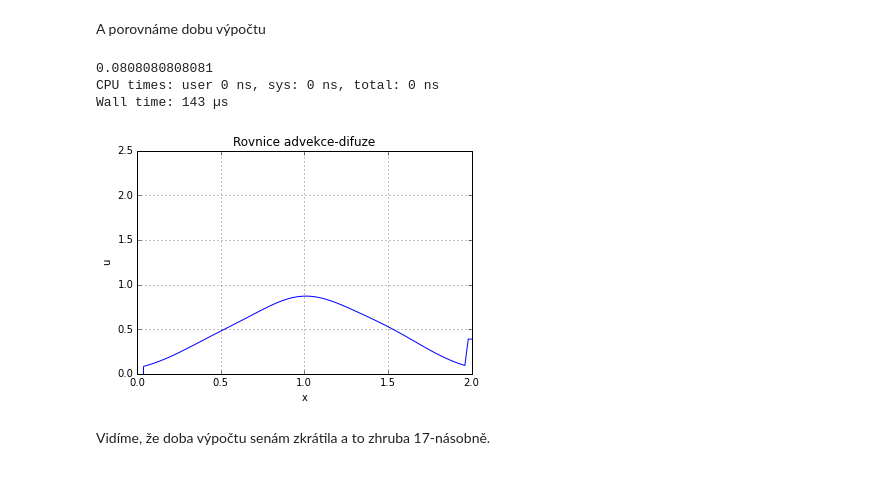
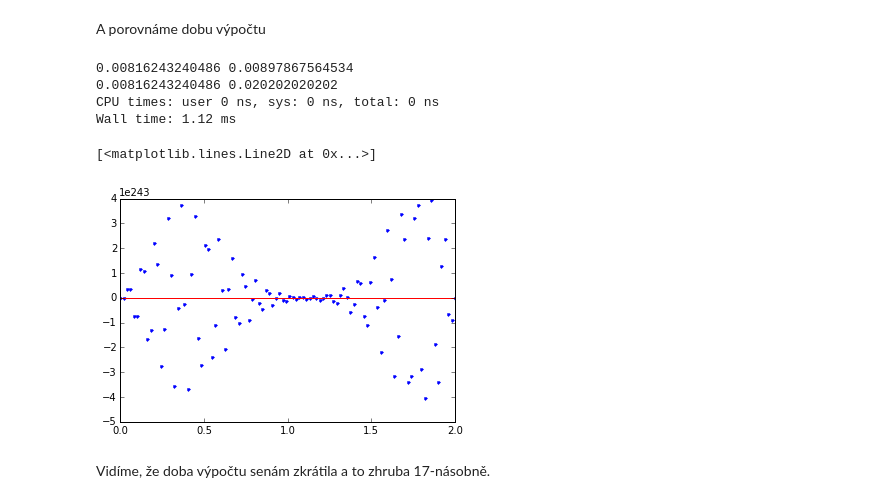
Before and after one commit to olowathor/F7785_-_Numericke_metody_v_astrofyzice, a Jupyter notebook: notebooks/Advekce-difuse.ipynb, the cells around one changed output. Saved outputs shown, nothing was run; the diff lists cells and outputs as text; code cells hidden in the pictures.

```diff
--- a/notebooks/Advekce-difuse.ipynb
+++ b/notebooks/Advekce-difuse.ipynb
@@ -119,38 +119,37 @@ Jak je vidno, metoda pracuje relativně dobře, nicméně není příliš efekti
 
 Tuto část však lze výrazně urychlit využitím *slice* indexování (více viz. [Slicing](http://docs.scipy.org/doc/numpy-1.10.0/reference/arrays.indexing.html)). Výhodou je, že v této formě lze použít vektorový přístup při výpočtu, což významně zefektivní výpočet. Přepíšeme tedy předchozí metodu do této vektorové formy s pomocí již zmíněného *slice* indexování
 # %%
-def lax_method(time = 0.09, velocity=0.1):
+def lax_method(time = 1.5, velocity=0.9):
 
     number_of_points = 100
 
-    D = 0.3
+    D = 0.01
     v = velocity
     t_end = time
 
-    dx = 2./(number_of_points-1)
+    x,dx = np.linspace(0., 2., number_of_points,retstep=True)
 
     cdif = 0.4
     ccfl = 0.4
     diffusion_time = cdif*dx**2/(2.0*D)
     advection_time = ccfl*dx/v
-    dt = max(diffusion_time,advection_time)
+    dt = min(diffusion_time,advection_time)
 
-    print dt
-
-    x = np.linspace(0, 2, number_of_points)
+    print diffusion_time,advection_time
+    print dt,dx
 
     u = gaussian(x)
 
     cas = 0.0
 
     alpha = v*dt/dx
-    beta = D*dt/dx**2.0
+    beta = D/dx
 
     while cas < t_end:
 
-        u[1:-1] = u[:-2]*(0.5+alpha/2.0+beta)-2.0*beta*u[1:-1]+u[2:]*(0.5-alpha/2.0+beta)
-        u[0] = 0.
-        u[number_of_points-1] = u[number_of_points-2]
+        u[1:-1] = u[:-2]*(0.5*alpha+alpha**2.0/(2.0*dt)+alpha*beta)+u[1:-1]*(1.0-alpha**2.0/dt-2.0*beta*alpha)+u[2:]*(0.5*alpha-alpha**2.0/(2.0*dt)+alpha*beta)
+        u[0] = u[1]
+        u[number_of_points-1] = u[number_of_points-1]
         cas = cas + dt
 
     return x,u
@@ -158,12 +157,16 @@ def lax_method(time = 0.09, velocity=0.1):
 A porovnáme dobu výpočtu
 # %%
 %time x,u = lax_method()
-plot_result(x,u,title='Rovnice advekce-difuze',ymin=0.0)
+
+plt.plot(x,u,'b.')
+plt.plot(x,gaussian(x),'r-')
 # %% [output]
-0.0808080808081
+0.00816243240486 0.00897867564534
+0.00816243240486 0.020202020202
 CPU times: user 0 ns, sys: 0 ns, total: 0 ns
-Wall time: 143 µs
+Wall time: 1.12 ms
+[<matplotlib.lines.Line2D at 0x...>]
-[figure, old version]
+[figure, new version]
 # %% [markdown]
 Vidíme, že doba výpočtu senám zkrátila a to zhruba 17-násobně.
 # %% [markdown]
```
Also changed, not shown: parts of 1 cell of this notebook, 1 other file.
